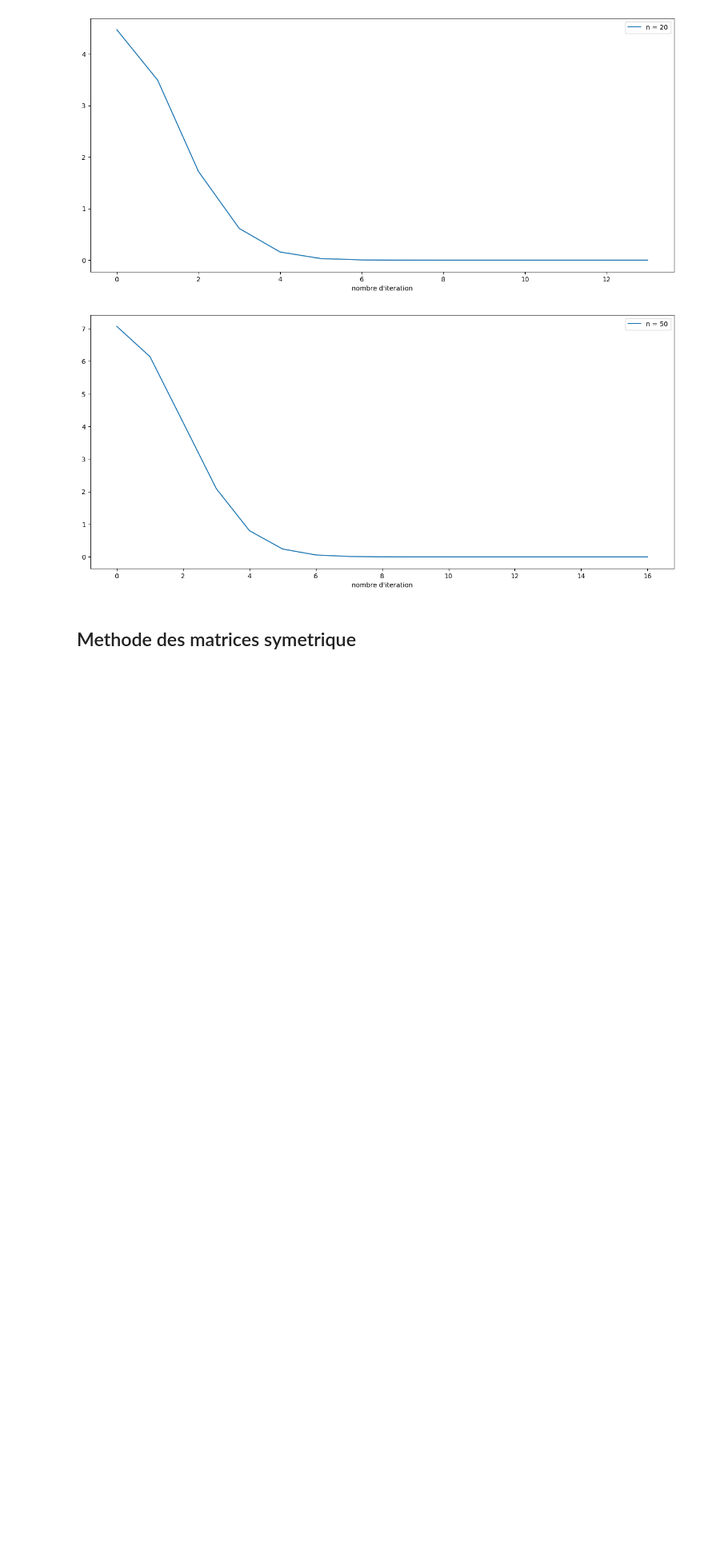
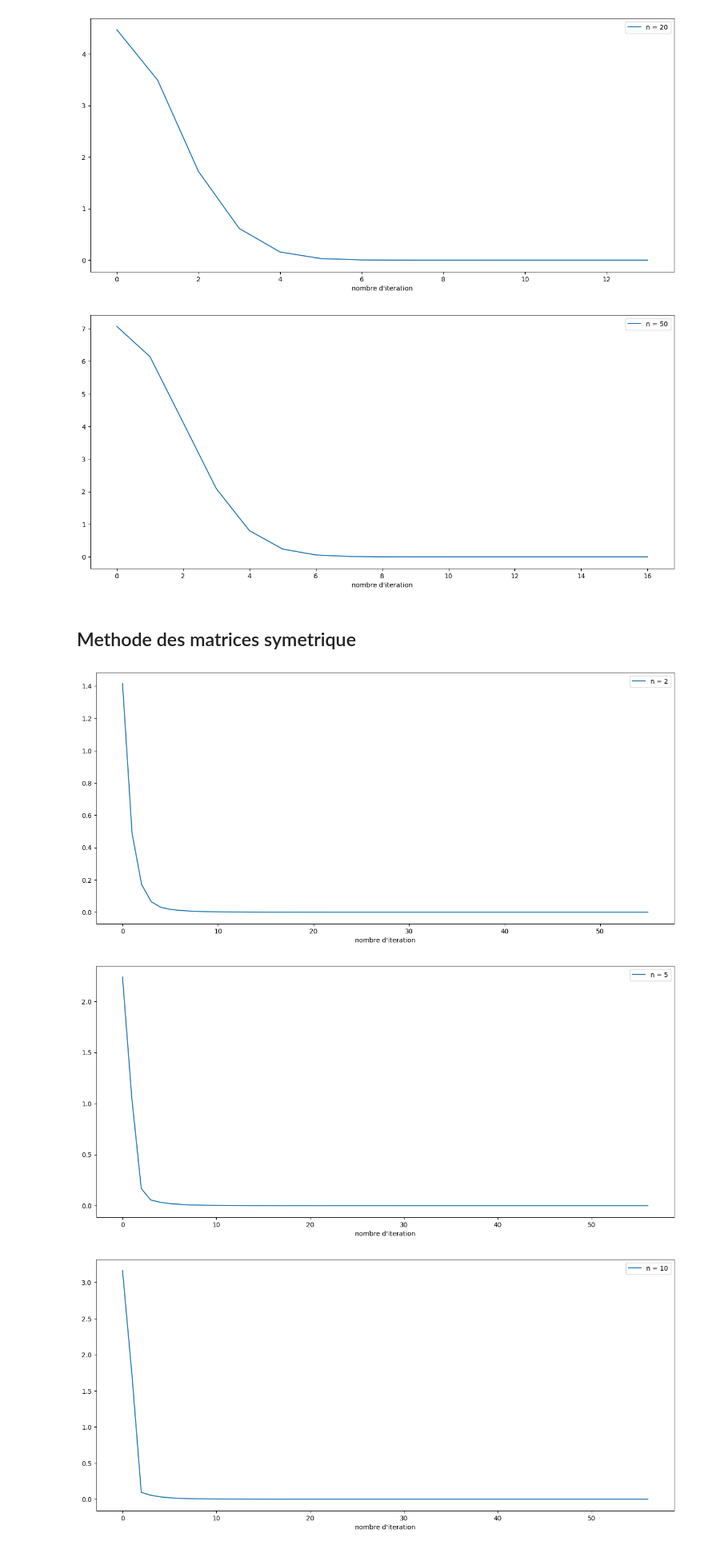
Before and after one commit to ba-talibe/TP_Analyse_Numerique, a Jupyter notebook: M1_SID/TP_methode_iterative.ipynb, the cells around one changed output. Shown at 80% size. Saved outputs shown, nothing was run; the diff lists cells and outputs as text; code cells hidden in the pictures; blank space fills up the shorter version.

```diff
--- a/M1_SID/TP_methode_iterative.ipynb
+++ b/M1_SID/TP_methode_iterative.ipynb
@@ -33,16 +33,6 @@ def my_jacobi(A : np.ndarray, b: np.ndarray, x0: np.ndarray=None , epsilon=10e-1
         if np.linalg.norm(x_new - x_old) < epsilon:
             break
         x_old = x_new.copy()
-    errors = np.subtract(np.array(x_history) , x0)
+    errors = np.subtract(np.array(x_history) , x_new)
     errors = np.linalg.norm(x_history, axis=1)
     return x_new, errors
-
-
-for n in range(len(H_matrix)):
-    plt.figure(figsize=(16,7))
-    A = H_matrix[n]
-    b = np.ones(A.shape[0])
-    x_star, errors = my_jacobi(A, b)
-    plt.plot(np.arange(errors.size), errors, label=f"n = {N[n]}")
-    plt.xlabel("nombre d'iteration")
-    plt.legend()
@@ -141,3 +140,49 @@ for n in range(len(H_matrix)):
 [figure]
 # %% [markdown]
 ## Methode des matrices symetrique
+# %%
+def check_symmetric(a, tol=1e-8):
+    return np.all(np.abs(a-a.T) < tol)
+# %%
+def symtric_matrix_decomposition(A : np.ndarray, b: np.ndarray, x0: np.ndarray=None , epsilon=10e-12, max_iter=300):
+    if x0 is not None:
+        assert x0.shape == A.shape[0]
+    else:
+        x0 = np.ones((A.shape[0],))
+    assert check_symmetric(A)
+    n = A.shape[0]
+    M = 2 * np.diag(np.diag(A))
+    N = M - A
+    try:
+        M_inv = np.diag(1/np.diag(M))
+    except:
+        M_inv = np.linalg.inv(M)
+
+    J = M_inv@N
+    B = M_inv@b
+    x_old = x0.copy()
+    x_history = [x_old]
+    for k in range(max_iter):
+        x_new = J@x_old + B
+        x_history.append(x_new-x_old)
+        if np.linalg.norm(x_new - x_old) < epsilon:
+            break
+        x_old = x_new.copy()
+    errors = np.subtract(np.array(x_history) , x_new)
+    errors = np.linalg.norm(x_history, axis=1)
+    return x_new, errors
+
+
+
+for n in range(len(H_matrix)):
+    plt.figure(figsize=(16,7))
+    A = H_matrix[n]
+    b = np.ones(A.shape[0])
+    x_star, errors = symtric_matrix_decomposition(A, b)
+    plt.plot(np.arange(errors.size), errors, label=f"n = {N[n]}")
+    plt.xlabel("nombre d'iteration")
+    plt.legend()
+# %% [output]
+[figure, added]
+[figure, added]
+[figure, added]
```
Also changed, not shown: parts of 10 cells of this notebook.
